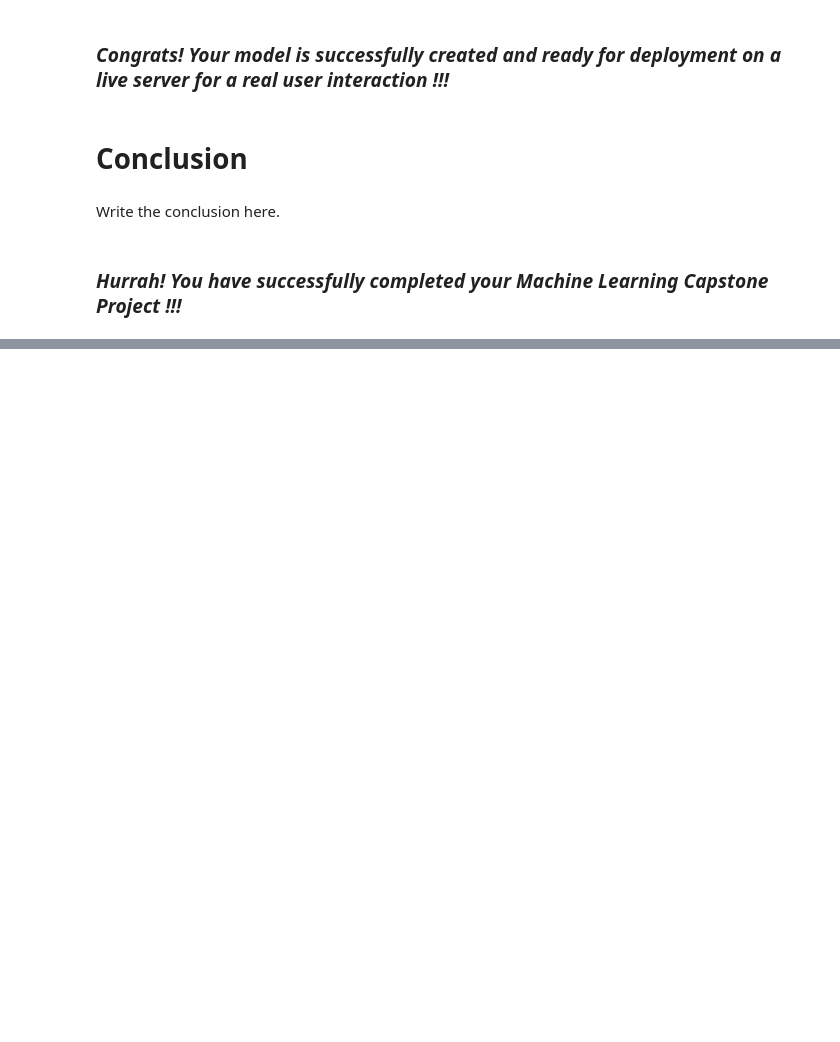
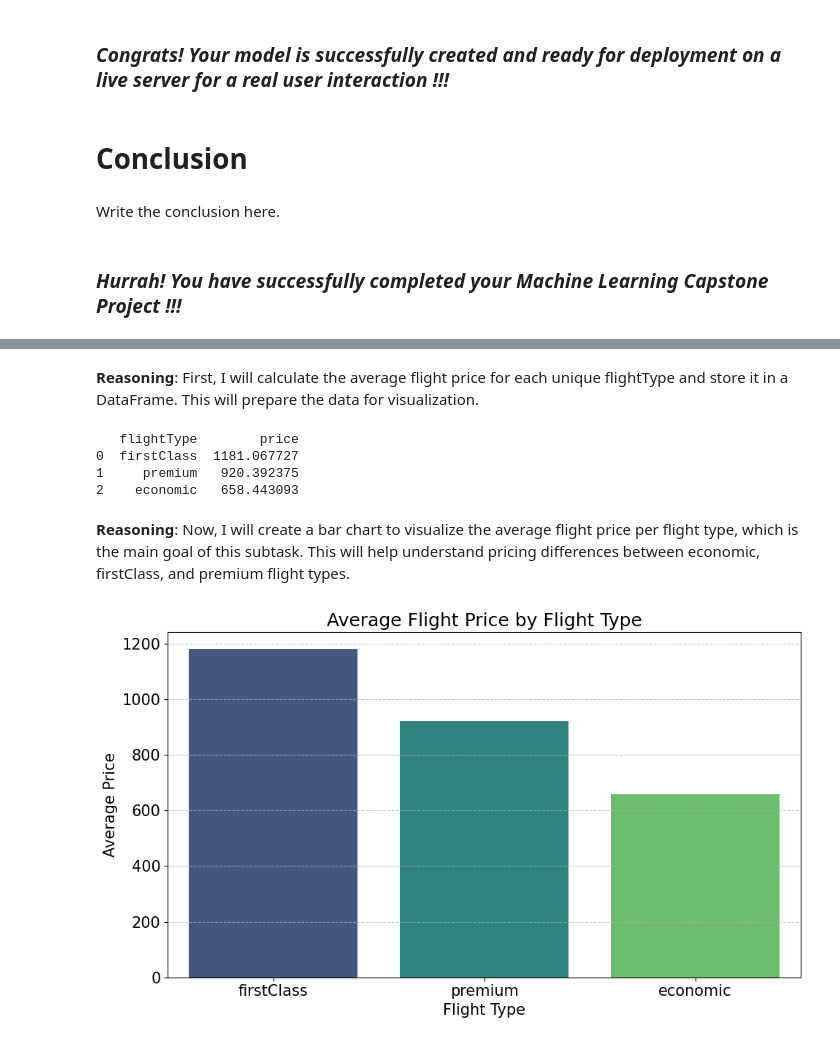
Before and after one commit to amol004/Voyage-Analytics-Integrating-MLOps-in-Travel, a Jupyter notebook: Capstone_Project_Productionization_of_ML_Systems.ipynb, the cells around one changed output, grey strips where cells are left out. Cells and saved outputs as stored; diff of their text form; code cells hidden in the pictures; blank space fills up the shorter version.

```diff
--- a/Capstone_Project_Productionization_of_ML_Systems.ipynb
+++ b/Capstone_Project_Productionization_of_ML_Systems.ipynb
@@ -1222,0 +1232,30 @@ Write the conclusion here.
+# %% [markdown]
+**Reasoning**:
+First, I will calculate the average flight price for each unique flightType and store it in a DataFrame. This will prepare the data for visualization.
+# %%
+avg_price_by_flight_type = travel_data.groupby('flightType')['price'].mean().sort_values(ascending=False).reset_index()
+print(avg_price_by_flight_type)
+# %% [output]
+   flightType        price
+0  firstClass  1181.067727
+1     premium   920.392375
+2    economic   658.443093
+# %% [markdown]
+**Reasoning**:
+Now, I will create a bar chart to visualize the average flight price per flight type, which is the main goal of this subtask. This will help understand pricing differences between economic, firstClass, and premium flight types.
+# %%
+# Chart - 1 visualization code
+import matplotlib.pyplot as plt
+import seaborn as sns
+
+# Create the bar chart
+plt.figure(figsize=(10, 6))
+sns.barplot(x='flightType', y='price', data=avg_price_by_flight_type, palette='viridis')
+plt.title('Average Flight Price by Flight Type')
+plt.xlabel('Flight Type')
+plt.ylabel('Average Price')
+plt.grid(axis='y', linestyle='--', alpha=0.7)
+plt.tight_layout()
+plt.show()
+# %% [output]
+[figure, added]
```
Also changed, not shown: parts of 26 cells of this notebook.
